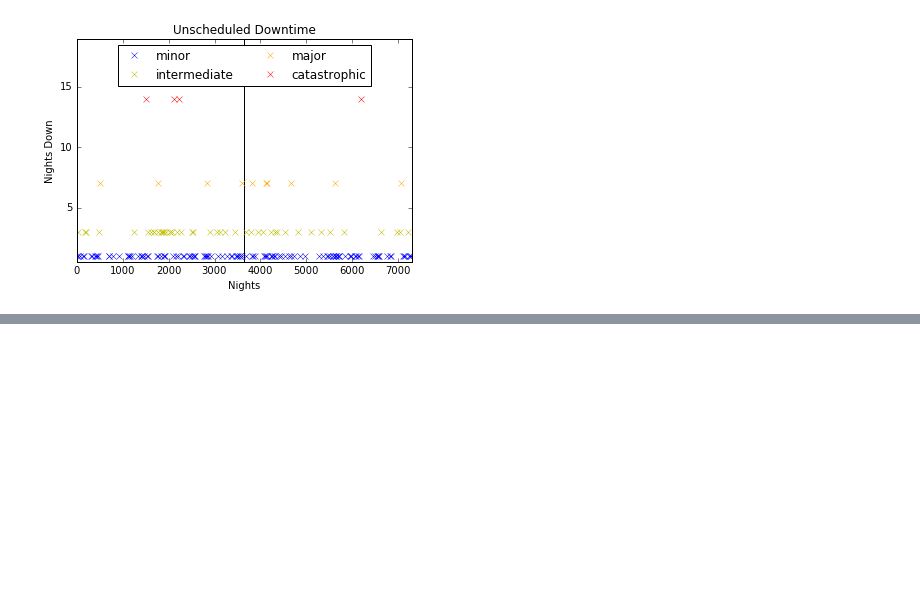
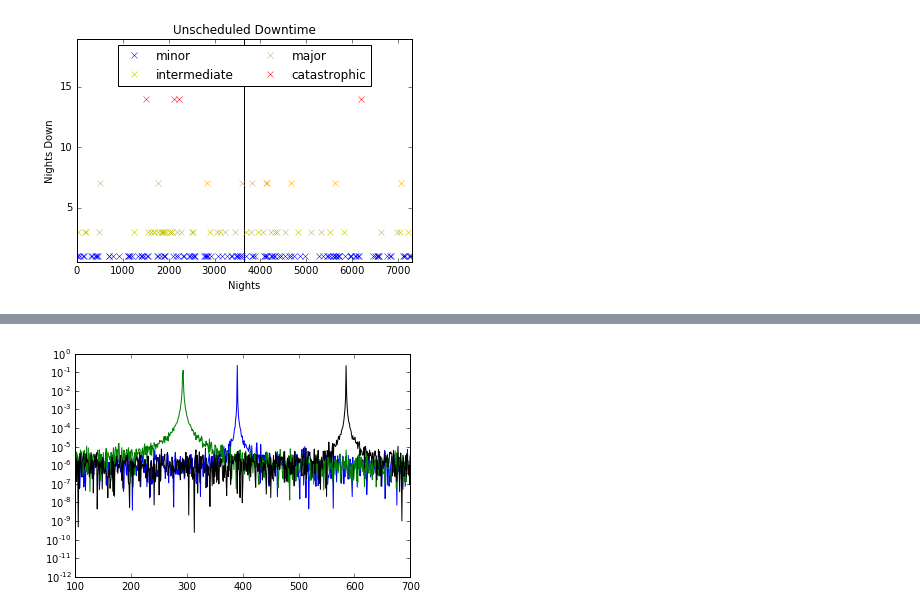
Before and after one commit to mareuter/notebooks, a Jupyter notebook: LSST/SOCS/UnscheduledDowntime.ipynb, the cells around one changed output, grey strips where cells are left out. Saved outputs shown, nothing was run; the diff lists cells and outputs as text; code cells hidden in the pictures; blank space fills up the shorter version.

```diff
--- a/LSST/SOCS/UnscheduledDowntime.ipynb
+++ b/LSST/SOCS/UnscheduledDowntime.ipynb
@@ -88,0 +129,8 @@ Standard Deviation of Time Between Failures: 64.0561370335 days
+# %%
+plt.plot(f1, abs(Y1)**2)
+plt.plot(f2, abs(Y2)**2, 'g')
+plt.plot(f3, abs(Y3)**2, 'k')
+plt.xlim(100, 700)
+plt.yscale('log')
+# %% [output]
+[figure, added]
```
Also changed, not shown: parts of 11 cells of this notebook.
